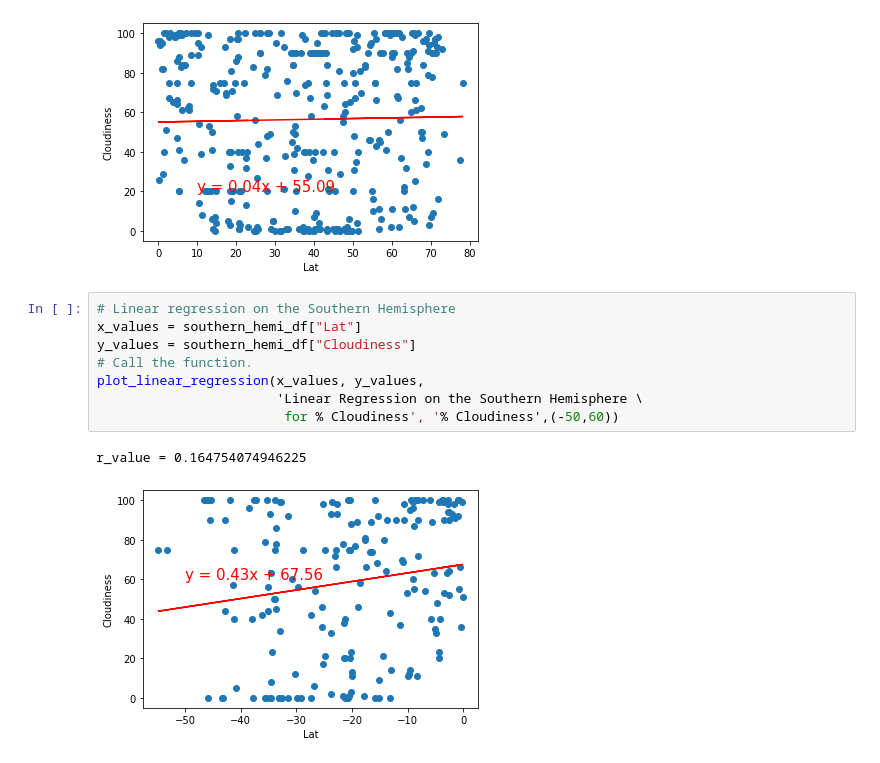
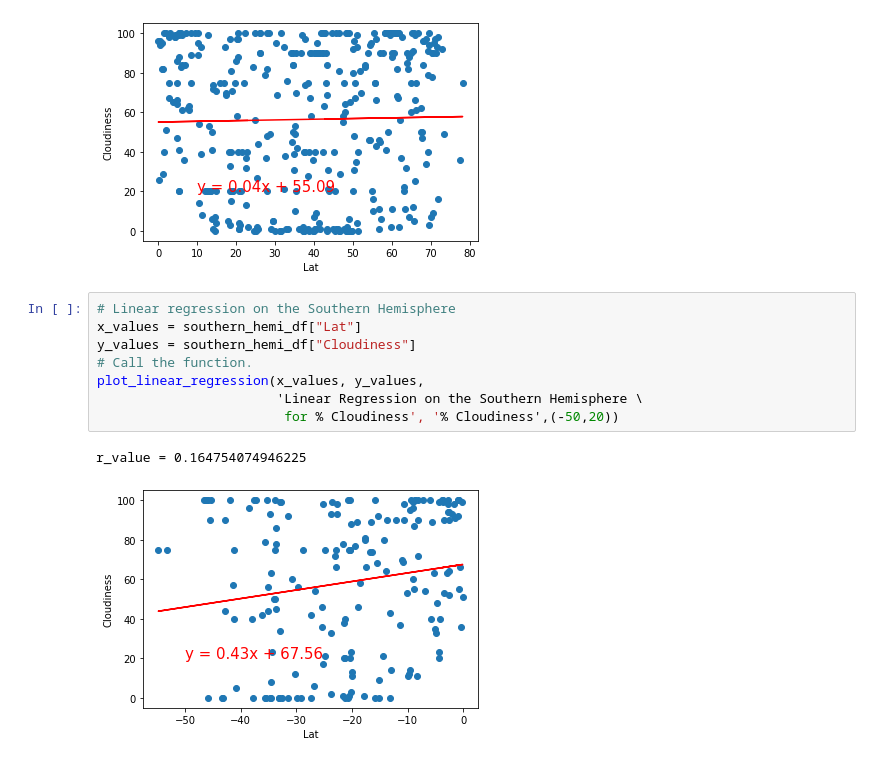
Before and after one commit to cadejackson/World_Weather_Analysis, a Jupyter notebook: WeatherPy.ipynb, the cells around one changed output. Saved outputs shown, nothing was run; the diff lists cells and outputs as text.

```diff
--- a/WeatherPy.ipynb
+++ b/WeatherPy.ipynb
@@ -500,11 +500,11 @@ r_value = 0.02011475977906295
 # %%
 # Linear regression on the Southern Hemisphere
 x_values = southern_hemi_df["Lat"]
 y_values = southern_hemi_df["Cloudiness"]
 # Call the function.
 plot_linear_regression(x_values, y_values,
                        'Linear Regression on the Southern Hemisphere \
-                        for % Cloudiness', '% Cloudiness',(-50,60))
+                        for % Cloudiness', '% Cloudiness',(-50,20))
 # %% [output]
 r_value = 0.164754074946225
-[figure, old version]
+[figure, new version]
```
Also changed, not shown: parts of 2 cells of this notebook.
